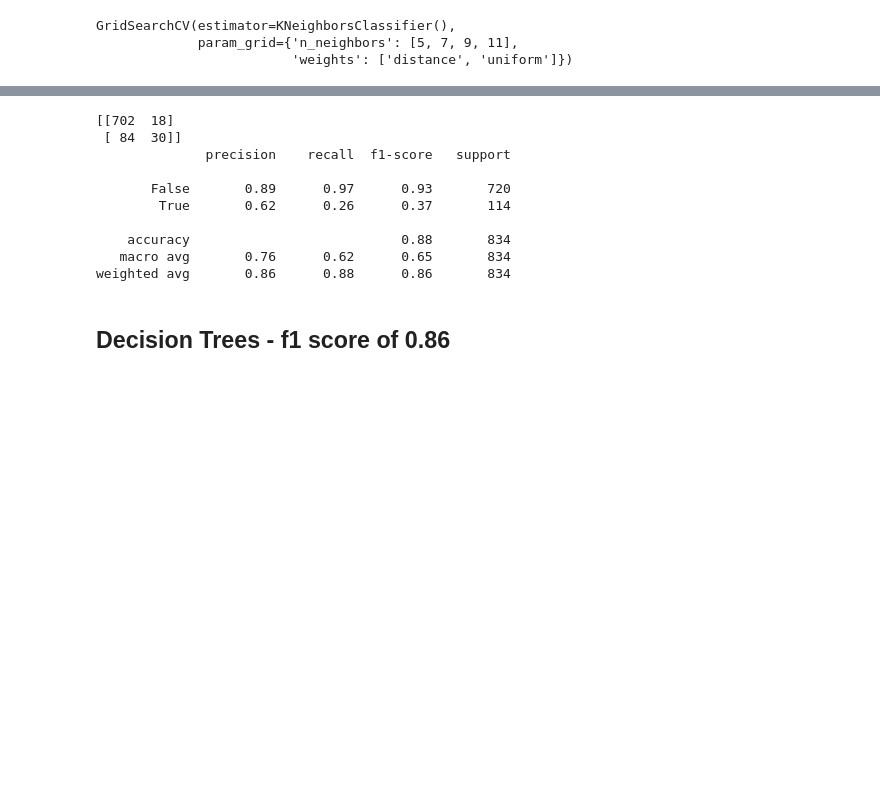
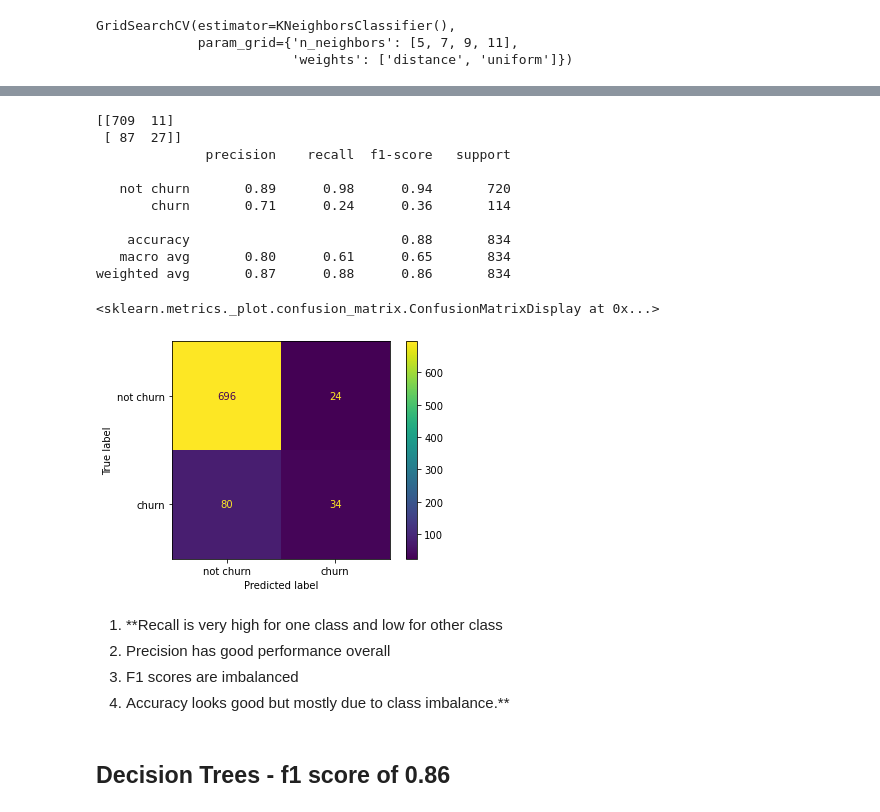
Before and after one commit to dodgy719/phase3project, a Jupyter notebook: modelling.ipynb, the cells around one changed output, grey strips where cells are left out. Saved outputs shown, nothing was run; the diff lists cells and outputs as text; code cells hidden in the pictures; blank space fills up the shorter version.

```diff
--- a/modelling.ipynb
+++ b/modelling.ipynb
@@ -105,14 +105,14 @@ kn_grid.best_params_
 # %%
 print(confusion_matrix(y_test, kn_grid.predict(X_test)))
-print(classification_report(y_test, kn_grid.predict(X_test)))
+print(classification_report(y_test, kn_grid.predict(X_test), target_names= ['not churn', 'churn']))
 # %% [output]
-[[702  18]
- [ 84  30]]
+[[709  11]
+ [ 87  27]]
               precision    recall  f1-score   support
 
-       False       0.89      0.97      0.93       720
-        True       0.62      0.26      0.37       114
+   not churn       0.89      0.98      0.94       720
+       churn       0.71      0.24      0.36       114
 
     accuracy                           0.88       834
-   macro avg       0.76      0.62      0.65       834
-weighted avg       0.86      0.88      0.86       834
+   macro avg       0.80      0.61      0.65       834
+weighted avg       0.87      0.88      0.86       834
@@ -119,3 +121,13 @@ weighted avg       0.86      0.88      0.86       834
+# %%
+plot_confusion_matrix(knn_default, X_test, y_test, display_labels= ['not churn', 'churn'])
+# %% [output]
+<sklearn.metrics._plot.confusion_matrix.ConfusionMatrixDisplay at 0x...>
+[figure, added]
+# %% [markdown]
+1. **Recall is very high for one class and low for other class
+2. Precision has good performance overall
+3. F1 scores are imbalanced
+4. Accuracy looks good but mostly due to class imbalance.**
 # %% [markdown]
 ## Decision Trees - f1 score of 0.86
 # %%
```
Also changed, not shown: parts of 26 cells of this notebook, 4 other files.
